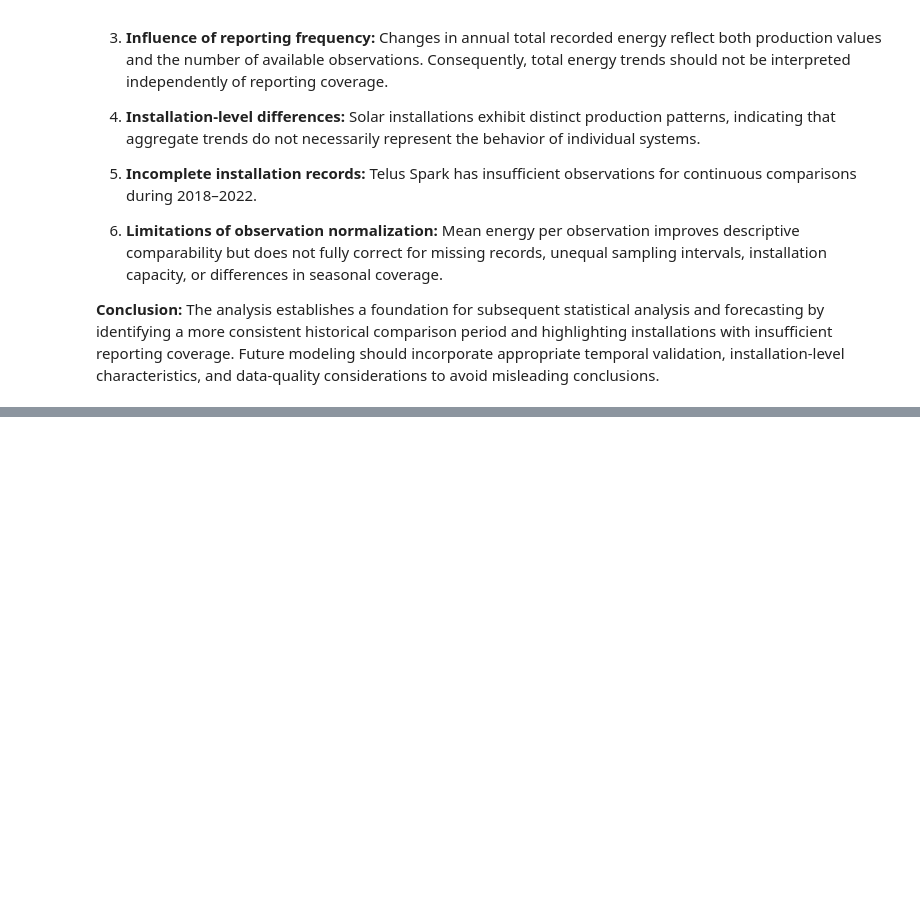
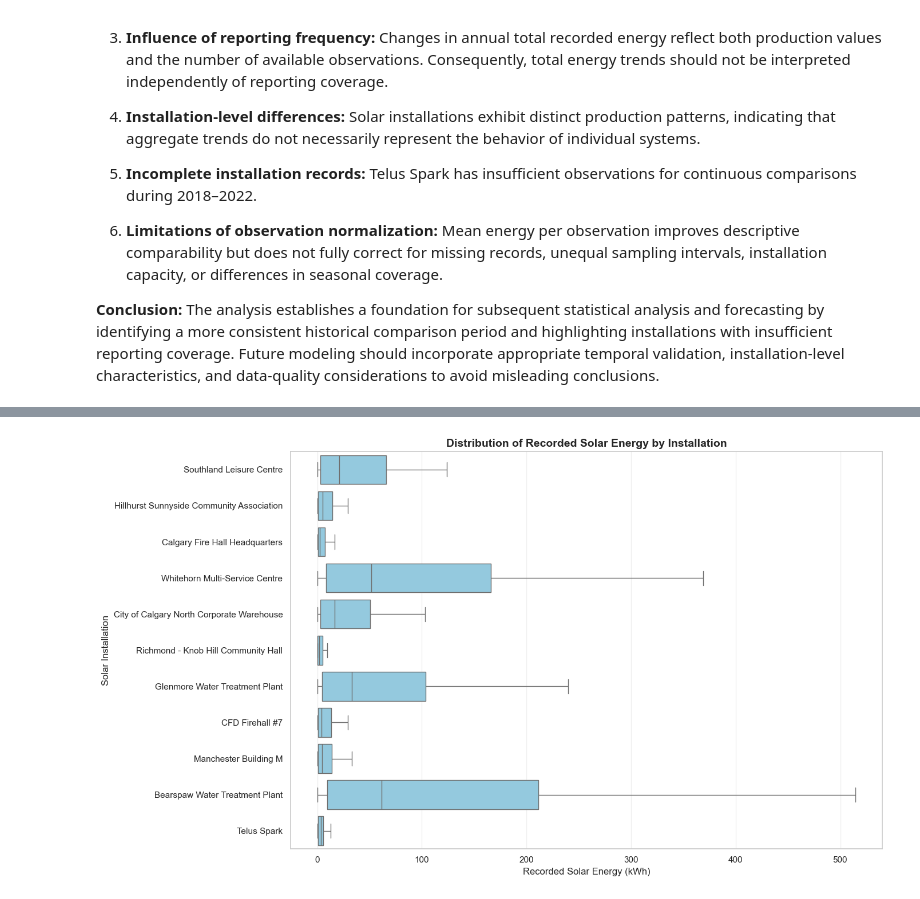
Before and after one commit to damisar/Solar-Energy-Production-Analysis, a Jupyter notebook: notebooks/solar_production_eda.ipynb, the cells around one changed output, grey strips where cells are left out. Drawn from its saved outputs; the diff is of its cells as text; code cells hidden in the pictures; blank space fills up the shorter version.

```diff
--- a/notebooks/solar_production_eda.ipynb
+++ b/notebooks/solar_production_eda.ipynb
@@ -2972,0 +3174,36 @@ The main findings are:
+# %%
+# Step 2: Installation-level solar energy distributions
+
+import matplotlib.pyplot as plt
+import seaborn as sns
+
+# Use valid observations with installation names
+installation_dist = df_clean[
+    ["name", "kWh"]
+].dropna().copy()
+
+# Create boxplots for each installation
+plt.figure(figsize=(14, 8))
+
+sns.boxplot(
+    data=installation_dist,
+    x="kWh",
+    y="name",
+    color="skyblue",
+    showfliers=False
+)
+
+plt.title(
+    "Distribution of Recorded Solar Energy by Installation",
+    fontsize=14,
+    fontweight="bold"
+)
+
+plt.xlabel("Recorded Solar Energy (kWh)")
+plt.ylabel("Solar Installation")
+
+plt.grid(axis="x", alpha=0.3)
+plt.tight_layout()
+plt.show()
+# %% [output]
+[figure, added]
```
Also changed, not shown: parts of 14 cells of this notebook.
